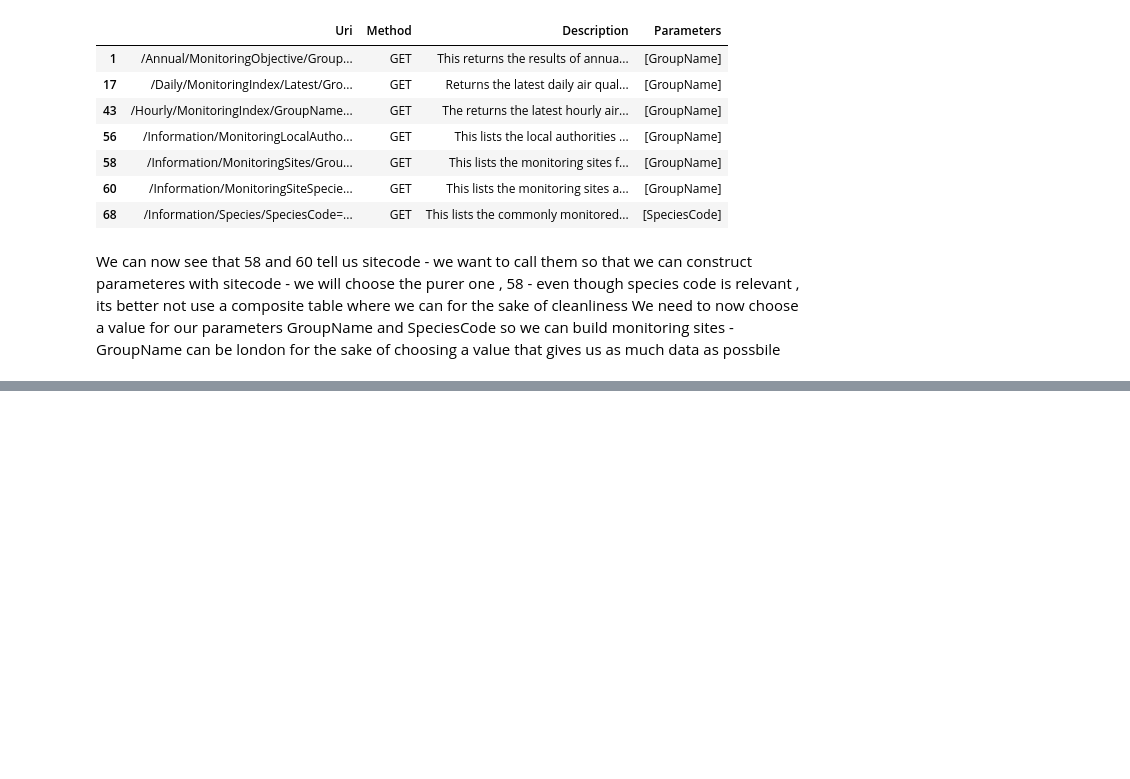
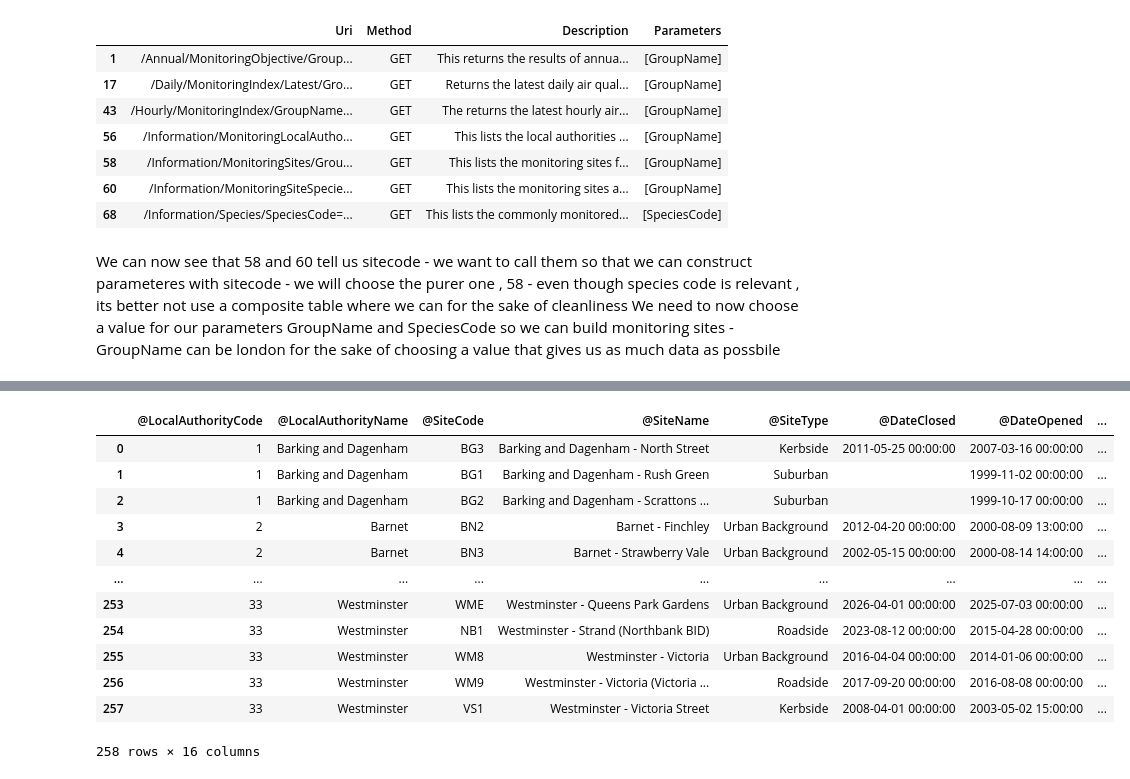
Before and after one commit to KPS25FX/london-air-quality, a Jupyter notebook: ExtractF0Z3.ipynb, the cells around one changed output, grey strips where cells are left out. Drawn from its saved outputs; the diff is of its cells as text; code cells hidden in the pictures; blank space fills up the shorter version.

```diff
--- a/ExtractF0Z3.ipynb
+++ b/ExtractF0Z3.ipynb
@@ -227,0 +270,17 @@ MonitoringSitesData # This prints the data of monitoring sites
+# %%
+MonitoringSitesTable = pandas.json_normalize(MonitoringSitesData["Sites"]["Site"])
+MonitoringSitesTable # This prints the table of monitoring sites
+# %% [output]
+|  | @LocalAuthorityCode | @LocalAuthorityName | @SiteCode | @SiteName | @SiteType | @DateClosed | @DateOpened | ... |
+| 0 | 1 | Barking and Dagenham | BG3 | Barking and Dagenham - North Street | Kerbside | 2011-05-25 00:00:00 | 2007-03-16 00:00:00 | ... |
+| 1 | 1 | Barking and Dagenham | BG1 | Barking and Dagenham - Rush Green | Suburban |  | 1999-11-02 00:00:00 | ... |
+| 2 | 1 | Barking and Dagenham | BG2 | Barking and Dagenham - Scrattons ... | Suburban |  | 1999-10-17 00:00:00 | ... |
+| 3 | 2 | Barnet | BN2 | Barnet - Finchley | Urban Background | 2012-04-20 00:00:00 | 2000-08-09 13:00:00 | ... |
+| 4 | 2 | Barnet | BN3 | Barnet - Strawberry Vale | Urban Background | 2002-05-15 00:00:00 | 2000-08-14 14:00:00 | ... |
+| ... | ... | ... | ... | ... | ... | ... | ... | ... |
+| 253 | 33 | Westminster | WME | Westminster - Queens Park Gardens | Urban Background | 2026-04-01 00:00:00 | 2025-07-03 00:00:00 | ... |
+| 254 | 33 | Westminster | NB1 | Westminster - Strand (Northbank BID) | Roadside | 2023-08-12 00:00:00 | 2015-04-28 00:00:00 | ... |
+| 255 | 33 | Westminster | WM8 | Westminster - Victoria | Urban Background | 2016-04-04 00:00:00 | 2014-01-06 00:00:00 | ... |
+| 256 | 33 | Westminster | WM9 | Westminster - Victoria (Victoria ... | Roadside | 2017-09-20 00:00:00 | 2016-08-08 00:00:00 | ... |
+| 257 | 33 | Westminster | VS1 | Westminster - Victoria Street | Kerbside | 2008-04-01 00:00:00 | 2003-05-02 15:00:00 | ... |
+258 rows × 16 columns
```
Also changed, not shown: parts of 8 cells of this notebook, 1 other file.
